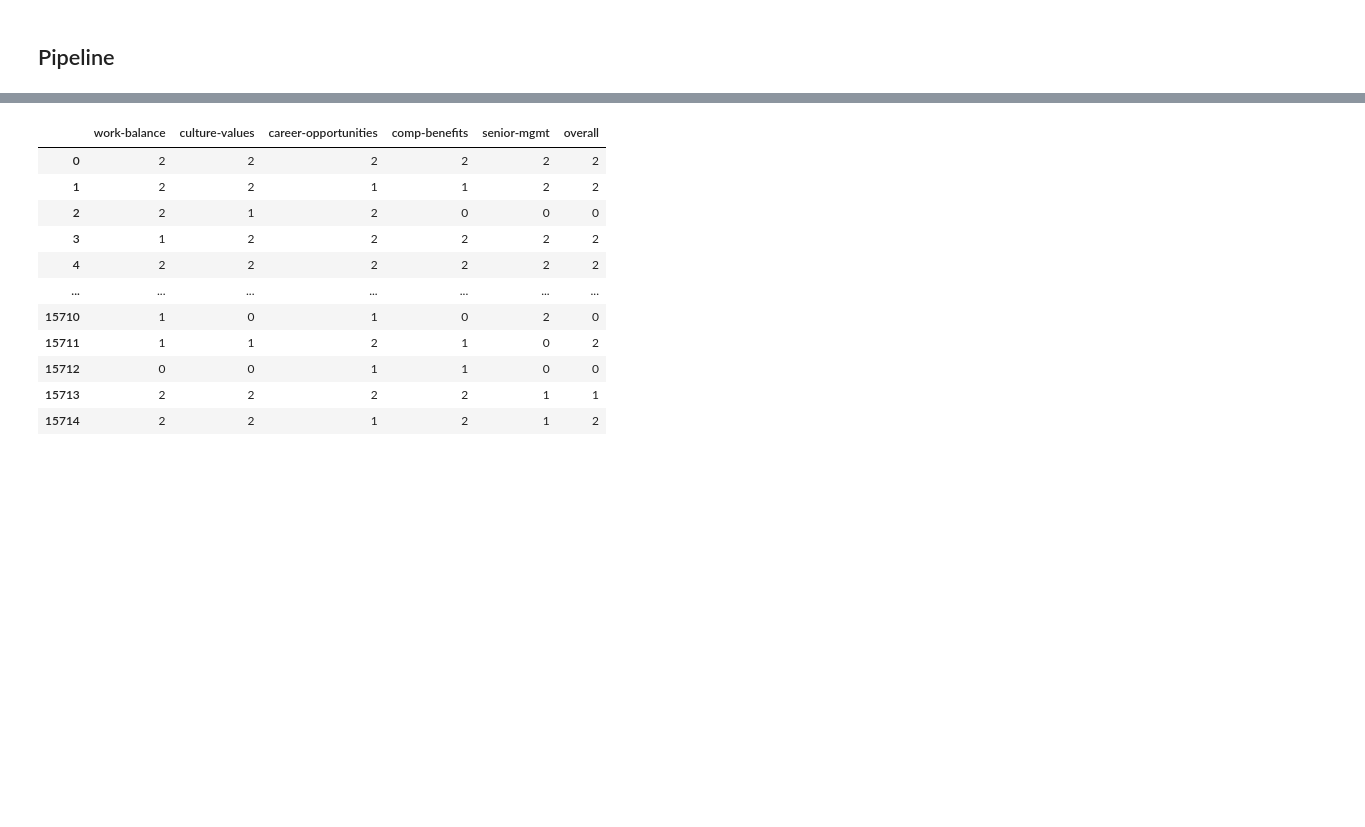
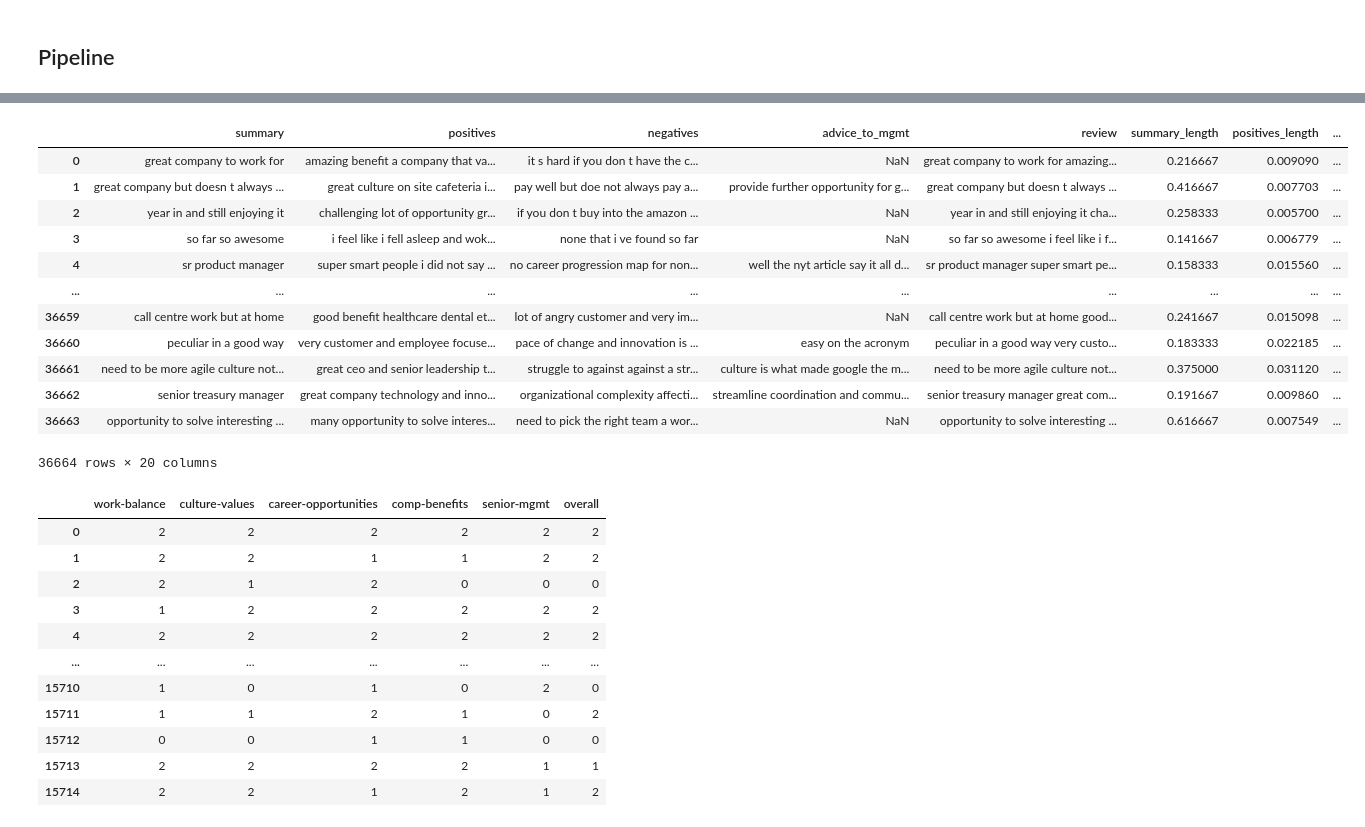
Before and after one commit to theresa-sporn/WorkforceSentimentMonitoring, a Jupyter notebook: notebooks/pipeline.ipynb, the cells around one changed output, grey strips where cells are left out. Drawn from its saved outputs; the diff is of its cells as text; code cells hidden in the pictures; blank space fills up the shorter version.

```diff
--- a/notebooks/pipeline.ipynb
+++ b/notebooks/pipeline.ipynb
@@ -58,3 +83,19 @@ display(X_test.head(1))
+# %%
+scaler.transform(X_train)
+# %% [output]
+|  | summary | positives | negatives | advice_to_mgmt | review | summary_length | positives_length | ... |
+| 0 | great company to work for | amazing benefit a company that va... | it s hard if you don t have the c... | NaN | great company to work for amazing... | 0.216667 | 0.009090 | ... |
+| 1 | great company but doesn t always ... | great culture on site cafeteria i... | pay well but doe not always pay a... | provide further opportunity for g... | great company but doesn t always ... | 0.416667 | 0.007703 | ... |
+| 2 | year in and still enjoying it | challenging lot of opportunity gr... | if you don t buy into the amazon ... | NaN | year in and still enjoying it cha... | 0.258333 | 0.005700 | ... |
+| 3 | so far so awesome | i feel like i fell asleep and wok... | none that i ve found so far | NaN | so far so awesome i feel like i f... | 0.141667 | 0.006779 | ... |
+| 4 | sr product manager | super smart people i did not say ... | no career progression map for non... | well the nyt article say it all d... | sr product manager super smart pe... | 0.158333 | 0.015560 | ... |
+| ... | ... | ... | ... | ... | ... | ... | ... | ... |
+| 36659 | call centre work but at home | good benefit healthcare dental et... | lot of angry customer and very im... | NaN | call centre work but at home good... | 0.241667 | 0.015098 | ... |
+| 36660 | peculiar in a good way | very customer and employee focuse... | pace of change and innovation is ... | easy on the acronym | peculiar in a good way very custo... | 0.183333 | 0.022185 | ... |
+| 36661 | need to be more agile culture not... | great ceo and senior leadership t... | struggle to against against a str... | culture is what made google the m... | need to be more agile culture not... | 0.375000 | 0.031120 | ... |
+| 36662 | senior treasury manager | great company technology and inno... | organizational complexity affecti... | streamline coordination and commu... | senior treasury manager great com... | 0.191667 | 0.009860 | ... |
+| 36663 | opportunity to solve interesting ... | many opportunity to solve interes... | need to pick the right team a wor... | NaN | opportunity to solve interesting ... | 0.616667 | 0.007549 | ... |
+36664 rows × 20 columns
 # %%
 vectorizer = TfidfVectorizer(analyzer='char', ngram_range=(1,7))
 # %%
```
Also changed, not shown: parts of 5 cells of this notebook, 3 other files.
